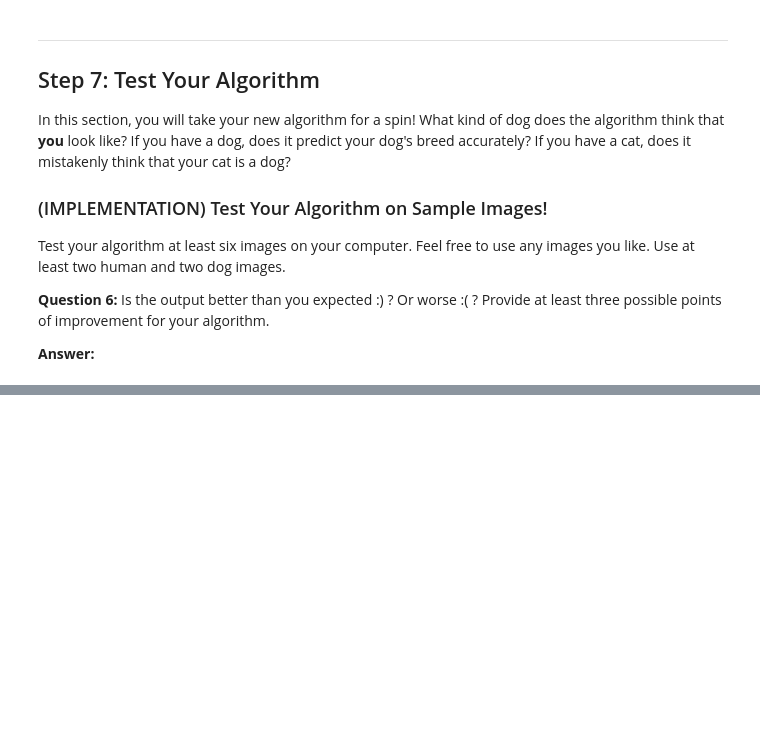
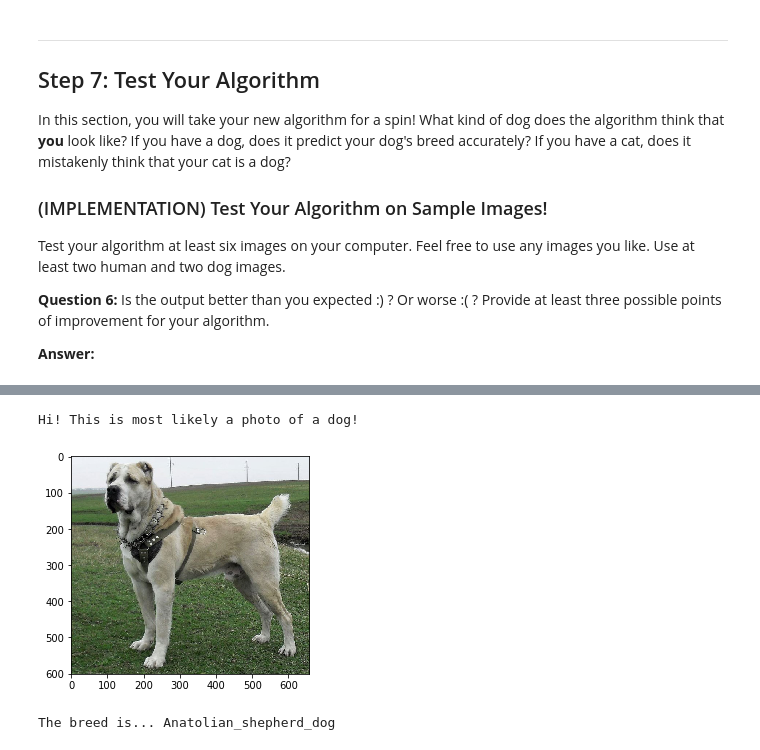
Before and after one commit to etakgoz/dog-project, a Jupyter notebook: dog_app.ipynb, the cells around one changed output, grey strips where cells are left out. Saved outputs shown, nothing was run; the diff lists cells and outputs as text; code cells hidden in the pictures; blank space fills up the shorter version.

```diff
--- a/dog_app.ipynb
+++ b/dog_app.ipynb
@@ -656,0 +804,7 @@ __Answer:__
+# %%
+# Sample Run 3: A photo of "sivas kangal" dog - Anatolian Shepherd
+breed_detector("sampleImages/sivas-kangal-dog.jpg")
+# %% [output]
+Hi! This is most likely a photo of a dog!
+[figure, added]
+The breed is... Anatolian_shepherd_dog
```
Also changed, not shown: parts of 27 cells of this notebook, 10 other files.
